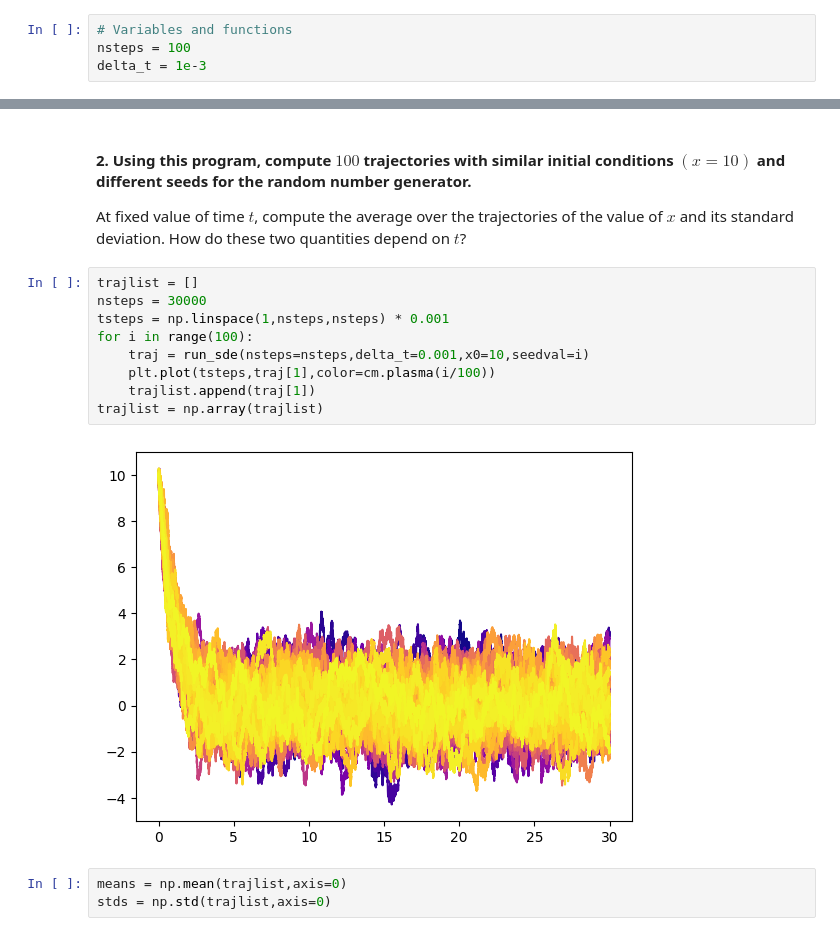
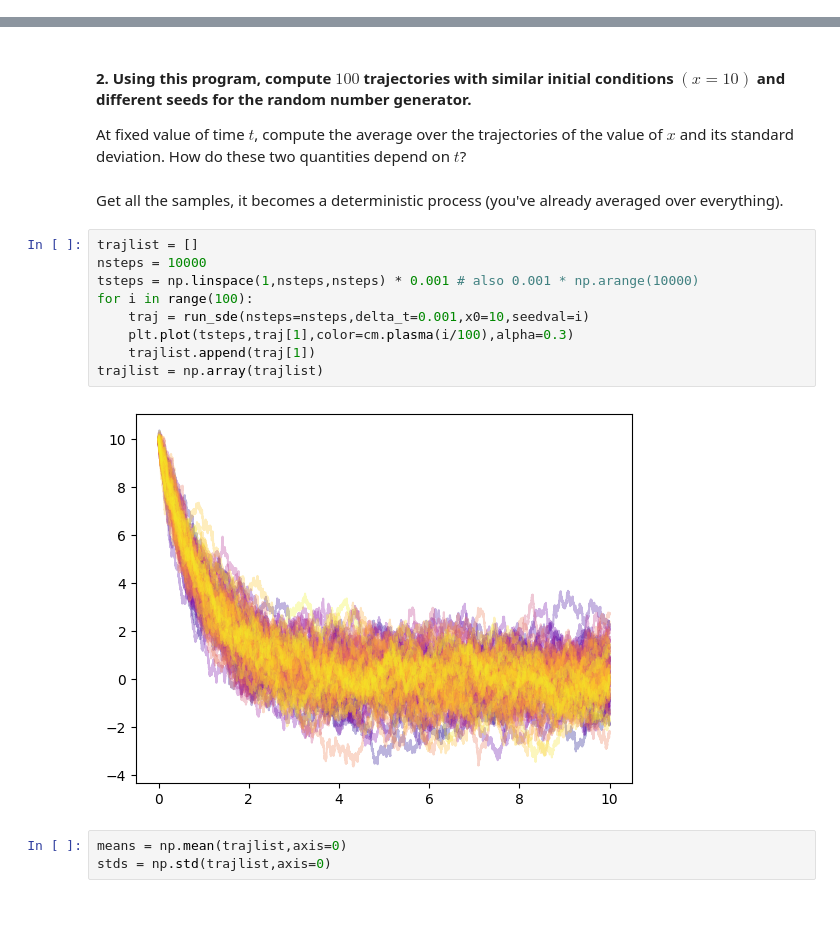
Before and after one commit to apolmiguel/sissa_md, a Jupyter notebook: exercise4_sde.ipynb, the cells around one changed output, grey strips where cells are left out. Saved outputs shown, nothing was run; the diff lists cells and outputs as text; blank space fills up the shorter version.

```diff
--- a/exercise4_sde.ipynb
+++ b/exercise4_sde.ipynb
@@ -8,7 +8,3 @@ $$
 dx = -xdt + \sqrt{2}dW.
 $$
 Use Euler integrator (replace $dt$ with $\Delta t$ and $dW$ with $\sqrt{\Delta t}R$, where $R$ is a Gaussian number with zero average and unitary variance; choose a short timestep $\Delta t=0.001$). To generate Gaussian numbers, you can copy the gasdev routine from `simplemd`.
-# %%
-# Variables and functions
-nsteps = 100
-delta_t = 1e-3
@@ -36,17 +45,19 @@ plt.plot(*run_sde())
 # %% [markdown]
 #### 2. Using this program, compute $100$ trajectories with similar initial conditions $(x=10)$ and different seeds for the random number generator.
 At fixed value of time $t$, compute the average over the trajectories of the value of $x$ and its standard deviation. How do these two quantities depend on $t$?
+# %% [markdown]
+Get all the samples, it becomes a deterministic process (you've already averaged over everything).
 # %%
 trajlist = []
-nsteps = 30000
-tsteps = np.linspace(1,nsteps,nsteps) * 0.001
+nsteps = 10000
+tsteps = np.linspace(1,nsteps,nsteps) * 0.001 # also 0.001 * np.arange(10000)
 for i in range(100):
     traj = run_sde(nsteps=nsteps,delta_t=0.001,x0=10,seedval=i)
-    plt.plot(tsteps,traj[1],color=cm.plasma(i/100))
+    plt.plot(tsteps,traj[1],color=cm.plasma(i/100),alpha=0.3)
     trajlist.append(traj[1])
 trajlist = np.array(trajlist)
 # %% [output]
-[figure, old version]
+[figure, new version]
 # %%
 means = np.mean(trajlist,axis=0)
 stds = np.std(trajlist,axis=0)
```
Also changed, not shown: parts of 18 cells of this notebook, 1 other file.
